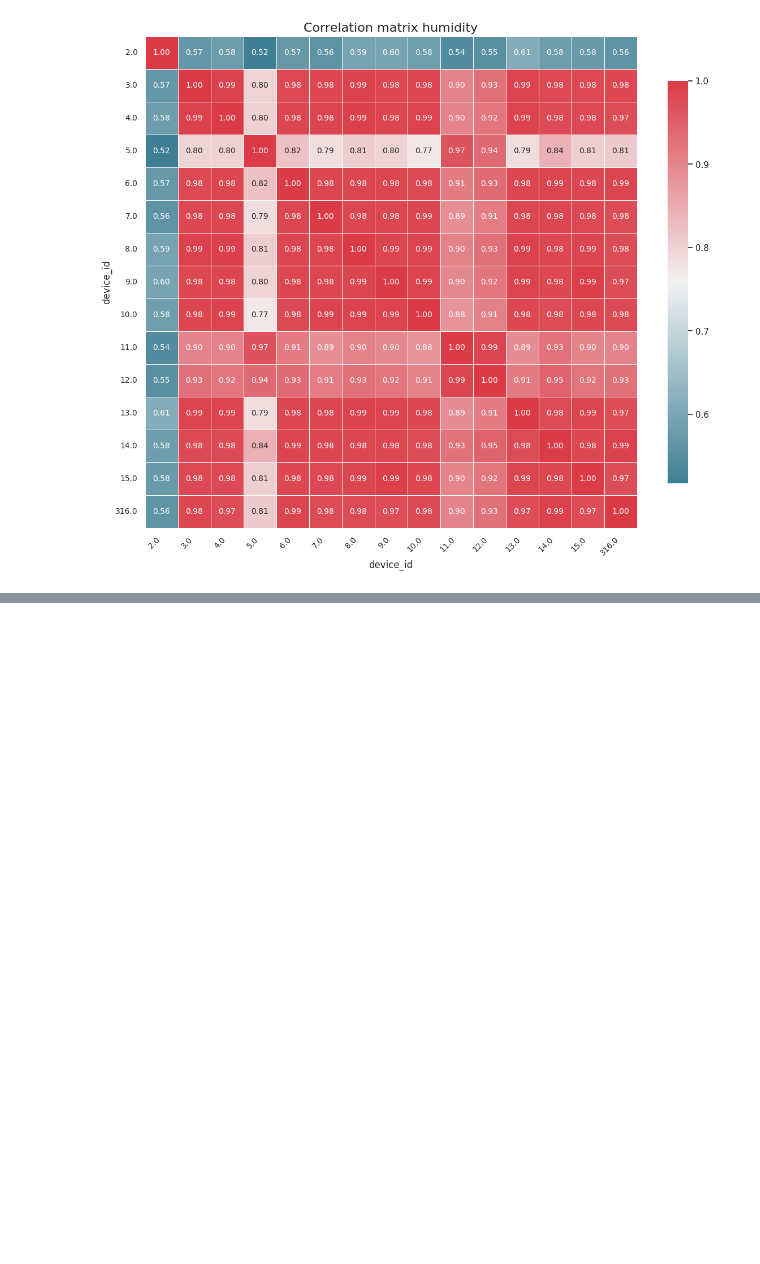
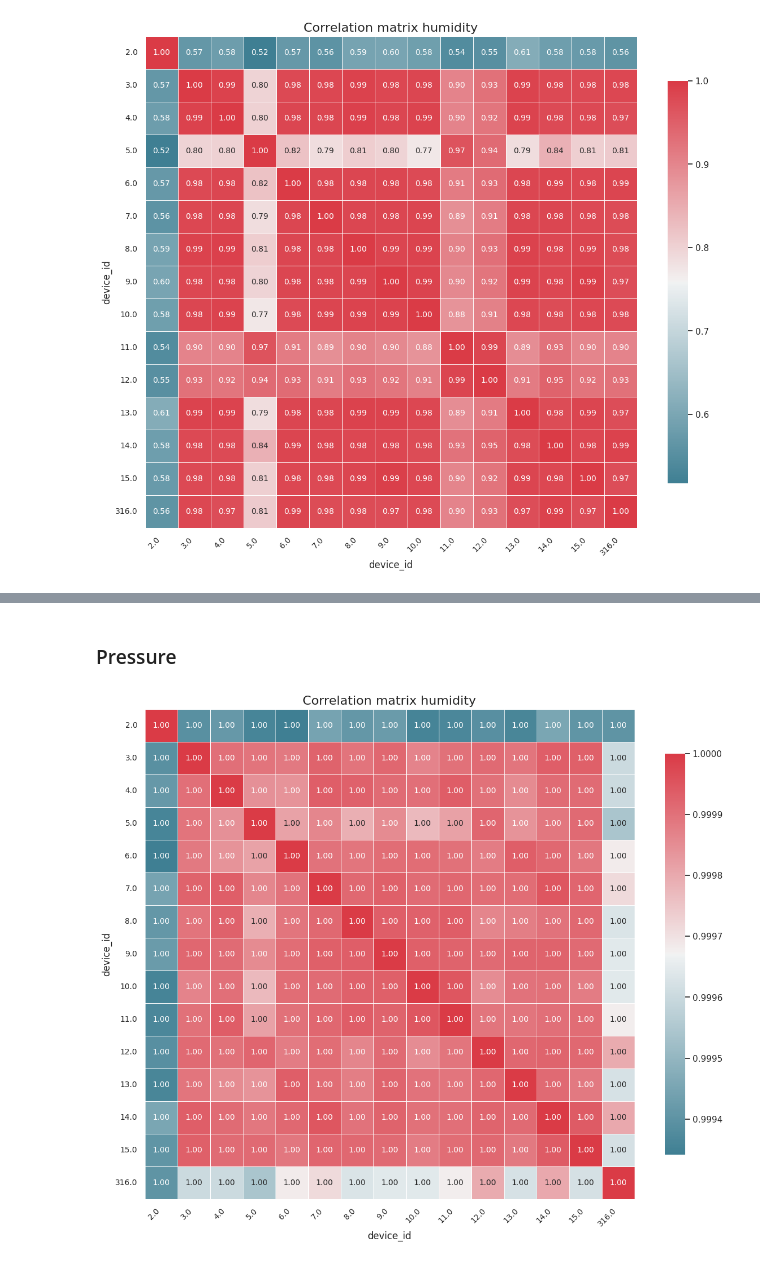
Before and after one commit to valentinopetric/collocation_study, a Jupyter notebook: notebooks/airwings/airwings_indoors.ipynb, the cells around one changed output, grey strips where cells are left out. Drawn from its saved outputs; the diff is of its cells as text; code cells hidden in the pictures; blank space fills up the shorter version.

```diff
--- a/notebooks/airwings/airwings_indoors.ipynb
+++ b/notebooks/airwings/airwings_indoors.ipynb
@@ -93,0 +124,6 @@ plot_correlation_matrix(pivoted_df["humidity"].corr(),title="Correlation matrix
+# %% [markdown]
+### Pressure
+# %%
+plot_correlation_matrix(pivoted_df["pressure"].corr(),title="Correlation matrix humidity")
+# %% [output]
+[figure, added]
```
Also changed, not shown: parts of 11 cells of this notebook, 7 other files.
